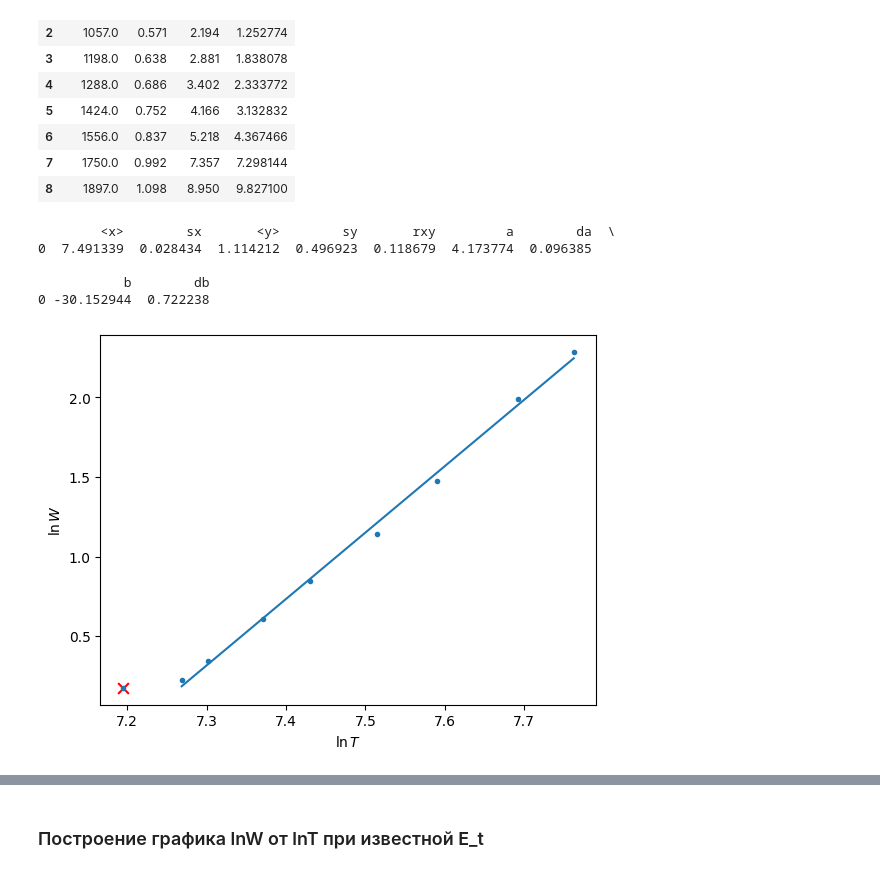
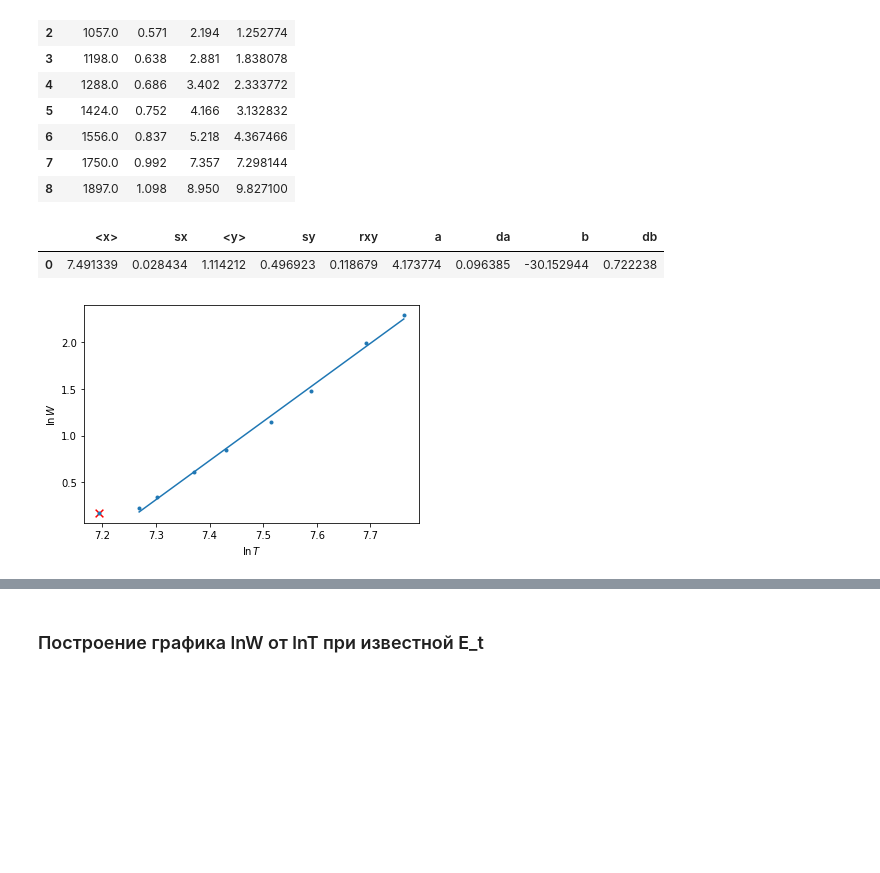
Before and after one commit to futherus/mipt_lab, a Jupyter notebook: 5.8.1/Dedkov_Maslov/581.ipynb, the cells around one changed output, grey strips where cells are left out. Drawn from its saved outputs; the diff is of its cells as text; code cells hidden in the pictures; blank space fills up the shorter version.

```diff
--- a/5.8.1/Dedkov_Maslov/581.ipynb
+++ b/5.8.1/Dedkov_Maslov/581.ipynb
@@ -187,20 +186,18 @@ tab.rename().data
 # %%
 x, y, equ = mipt.plot(np.log(T), np.log(W), exclude=[0], yerr = 0)
 
 mnk = mipt.mnk(x, y)
-print(mnk.data)
 mnk.to_latex('gen/tab-mnk.tex')
 
 plt.ylabel(r"$\ln W$")
 plt.xlabel(r"$\ln T$")
 plt.savefig('gen/fig-linwt.pdf')
+
+mnk.data
 # %% [output]
-        <x>        sx       <y>        sy       rxy         a        da  \
-0  7.491339  0.028434  1.114212  0.496923  0.118679  4.173774  0.096385
-
-           b        db
-0 -30.152944  0.722238
+|  | <x> | sx | <y> | sy | rxy | a | da | b | db |
+| 0 | 7.491339 | 0.028434 | 1.114212 | 0.496923 | 0.118679 | 4.173774 | 0.096385 | -30.152944 | 0.722238 |
-[figure, old version]
+[figure, new version]
 # %%
 data_eps = mipt.read_excel('data/5.8.1-raw.xlsx', usecols=(5,6), header=(0)).dropna()
 
```
Also changed, not shown: parts of 5 cells of this notebook, 7 other files.
